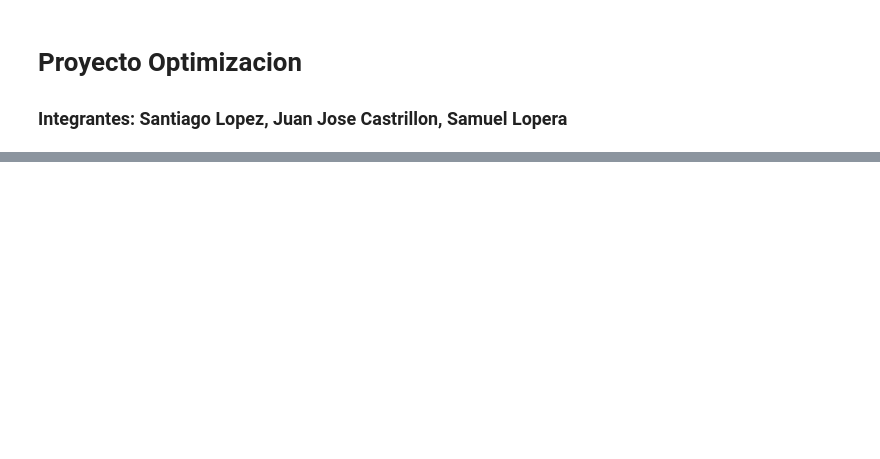
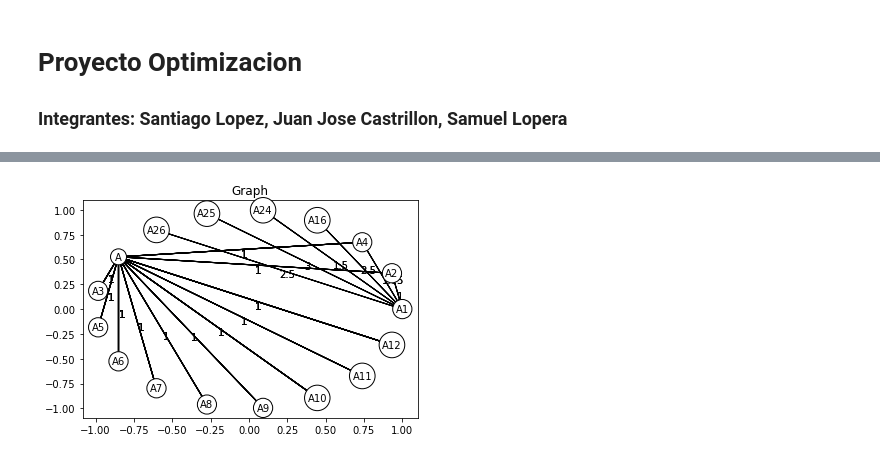
Before and after one commit to Santilopezc/Proyecto-Optimizacion, a Jupyter notebook: Proyecto.ipynb, the cells around one changed output, grey strips where cells are left out. Cells and saved outputs as stored; diff of their text form; code cells hidden in the pictures; blank space fills up the shorter version.

```diff
--- a/Proyecto.ipynb
+++ b/Proyecto.ipynb
@@ -79,30 +118,34 @@ grafo2.add_edge('A7','A',1)
 grafo2.add_edge('A7','A',1)
 grafo2.add_edge('A8','A',1)
 grafo2.add_edge('A8','A',1)
 grafo2.add_edge('A9','A',1)
 grafo2.add_edge('A9','A',1)
 grafo2.add_edge('A10','A',1)
 grafo2.add_edge('A10','A',1)
 grafo2.add_edge('A10','A',1)
 grafo2.add_edge('A11','A',1)
 grafo2.add_edge('A11','A',1)
 grafo2.add_edge('A12','A',1)
 grafo2.add_edge('A12','A',1)
 grafo2.add_edge('A12','A',1)
 grafo2.add_edge('A12','A',1)
 grafo2.add_edge('A','A',1)
 grafo2.add_edge('A','A',1)
 grafo2.add_edge('A','A',1)
 grafo2.add_edge('A','A',1)
 grafo2.add_edge('A','A',1)
 grafo2.add_edge('A','A',1)
 grafo2.add_edge('A','A',1)
 grafo2.add_edge('A','A',1)
 grafo2.add_edge('A','A',1)
 grafo2.add_edge('A','A',1)
 grafo2.add_edge('A','A',1)
 grafo2.add_edge('A','A',1)
 grafo2.add_edge('A','A',1)
 grafo2.add_edge('A','A',1)
 grafo2.add_edge('A','A',1)
 grafo2.add_edge('A','A',1)
+
+visualize_graph(grafo2)
+# %% [output]
+[figure, added]
```
Also changed, not shown: parts of 3 cells of this notebook.
